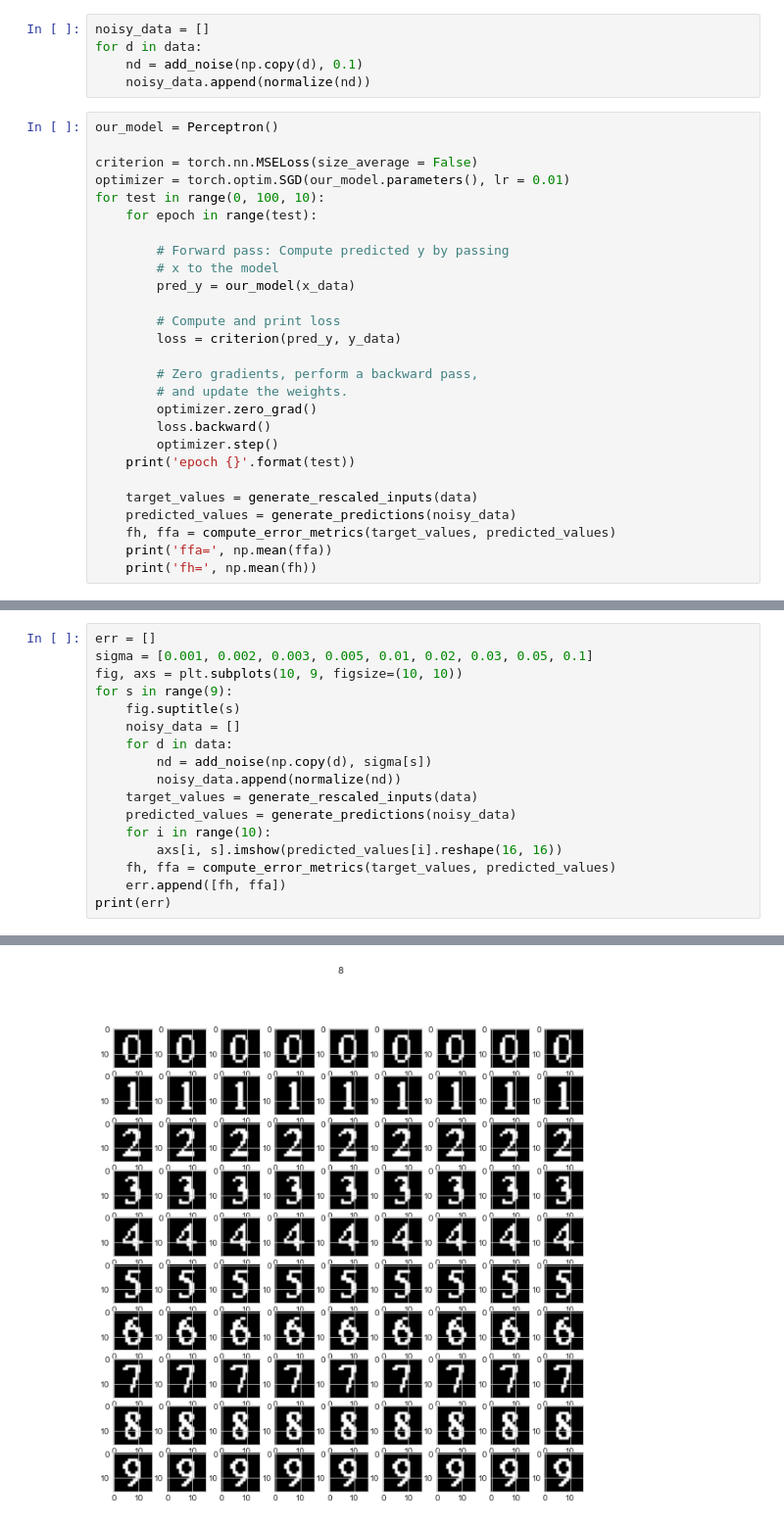
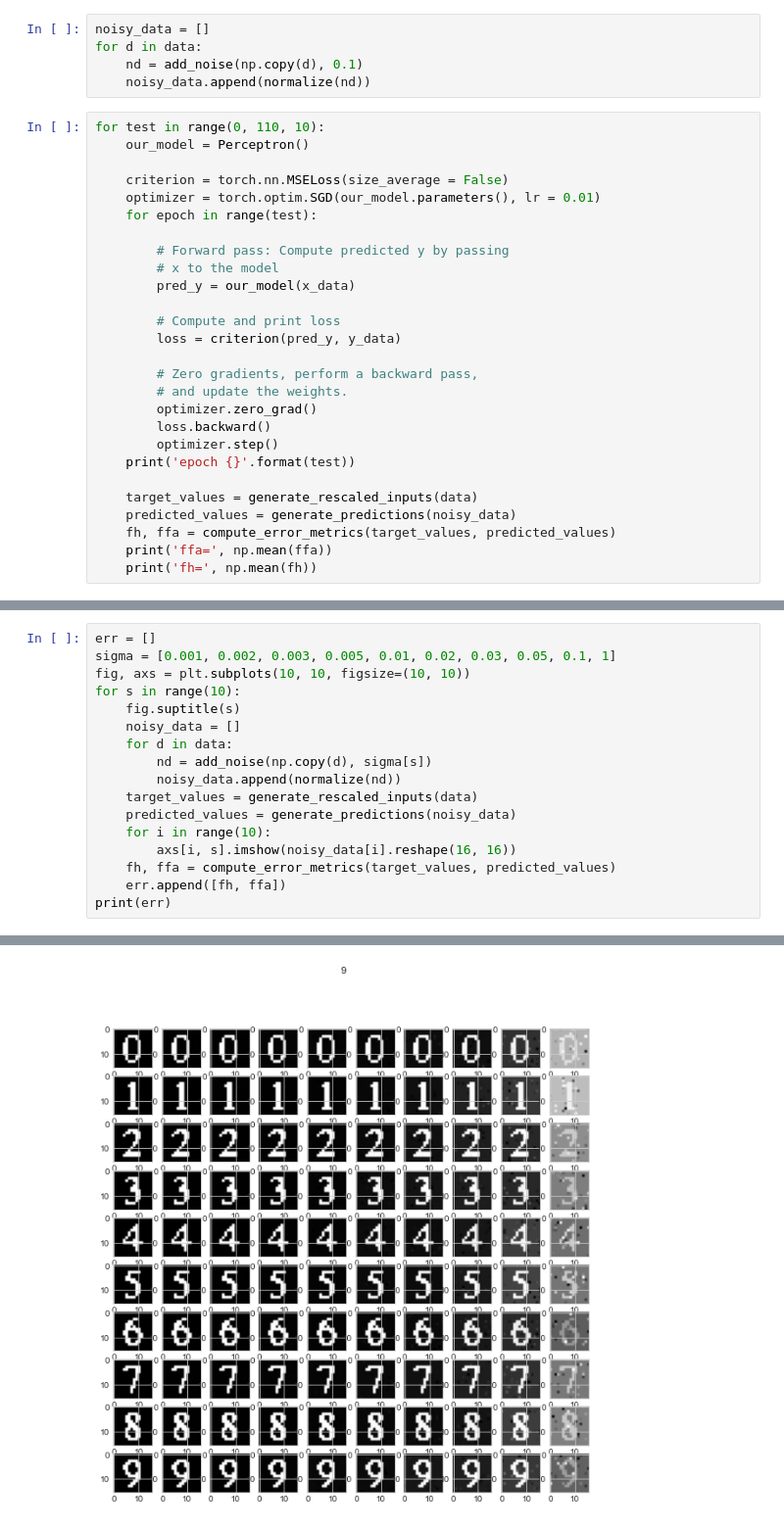
Before and after one commit to shivambang/Neural-Networks, a Jupyter notebook: Perceptron/perceptron.ipynb, the cells around one changed output, grey strips where cells are left out. Shown at 98% size. Cells and saved outputs as stored; diff of their text form.

Commit message:
add more std values

```diff
--- a/Perceptron/perceptron.ipynb
+++ b/Perceptron/perceptron.ipynb
@@ -152,11 +131,11 @@ for d in data:
     nd = add_noise(np.copy(d), 0.1)
     noisy_data.append(normalize(nd))
 # %%
-our_model = Perceptron()
+for test in range(0, 110, 10):
+    our_model = Perceptron()
 
-criterion = torch.nn.MSELoss(size_average = False)
-optimizer = torch.optim.SGD(our_model.parameters(), lr = 0.01)
-for test in range(0, 100, 10):
+    criterion = torch.nn.MSELoss(size_average = False)
+    optimizer = torch.optim.SGD(our_model.parameters(), lr = 0.01)
     for epoch in range(test):
 
         # Forward pass: Compute predicted y by passing
@@ -198,21 +177,21 @@ ffa= 0.0
 fh= 1.0
 # %%
 err = []
-sigma = [0.001, 0.002, 0.003, 0.005, 0.01, 0.02, 0.03, 0.05, 0.1]
-fig, axs = plt.subplots(10, 9, figsize=(10, 10))
-for s in range(9):
+sigma = [0.001, 0.002, 0.003, 0.005, 0.01, 0.02, 0.03, 0.05, 0.1, 1]
+fig, axs = plt.subplots(10, 10, figsize=(10, 10))
+for s in range(10):
     fig.suptitle(s)
     noisy_data = []
     for d in data:
         nd = add_noise(np.copy(d), sigma[s])
         noisy_data.append(normalize(nd))
     target_values = generate_rescaled_inputs(data)
     predicted_values = generate_predictions(noisy_data)
     for i in range(10):
-        axs[i, s].imshow(predicted_values[i].reshape(16, 16))
+        axs[i, s].imshow(noisy_data[i].reshape(16, 16))
     fh, ffa = compute_error_metrics(target_values, predicted_values)
     err.append([fh, ffa])
 print(err)
 # %% [output]
 [[[1.0, 1.0, 1.0, 1.0, 1.0, 1.0, 1.0, 1.0, 1.0, 1.0], [0.0, 0.0, 0.0, 0.0, 0.0, 0.0, 0.0, 0.0, 0.0, 0.0]], [[1.0, 1.0, 1.0, 1.0, 1.0, 1.0, 1.0, 1.0, 1.0, 1.0], [0.0, 0.0, 0.0, 0.0, 0.0, 0.0, 0.0, 0.0, ...
-[figure, old version]
+[figure, new version]
```
Also changed, not shown: parts of 3 cells of this notebook.
